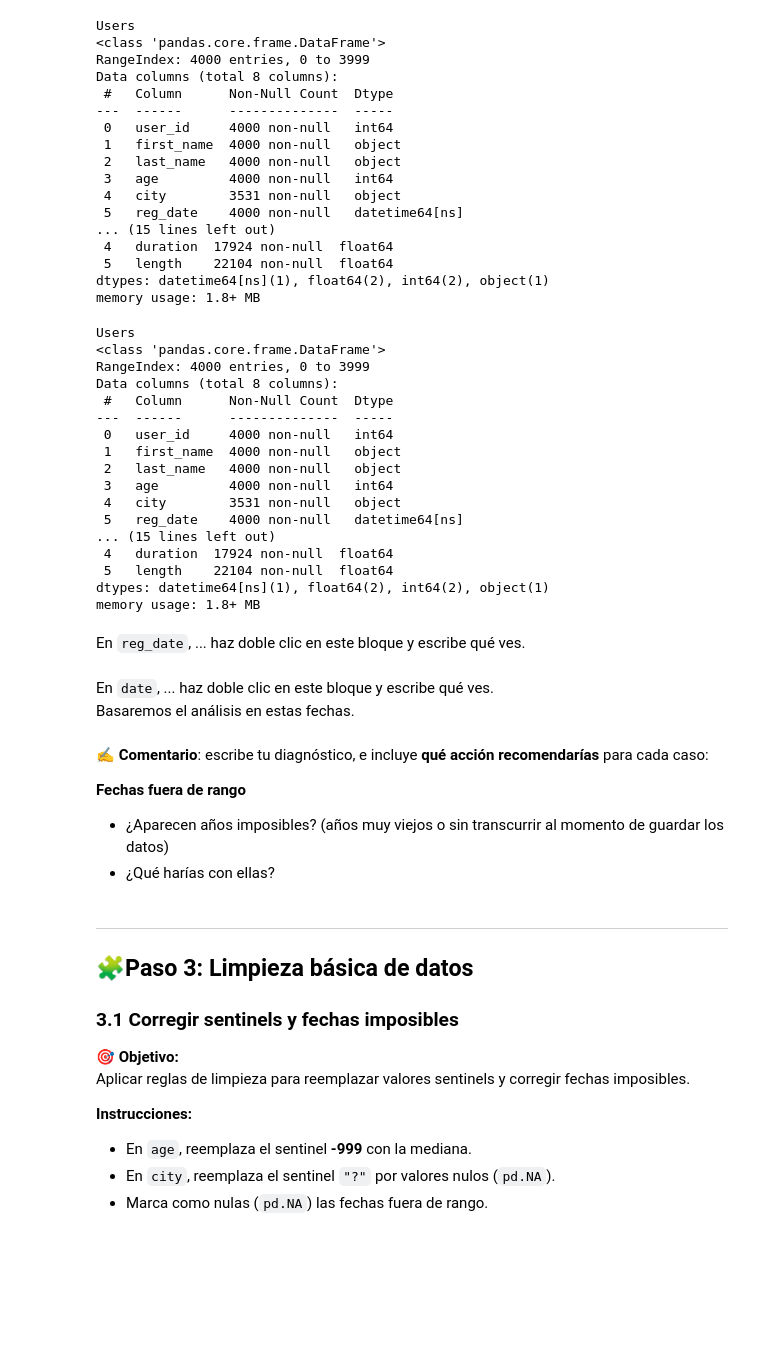
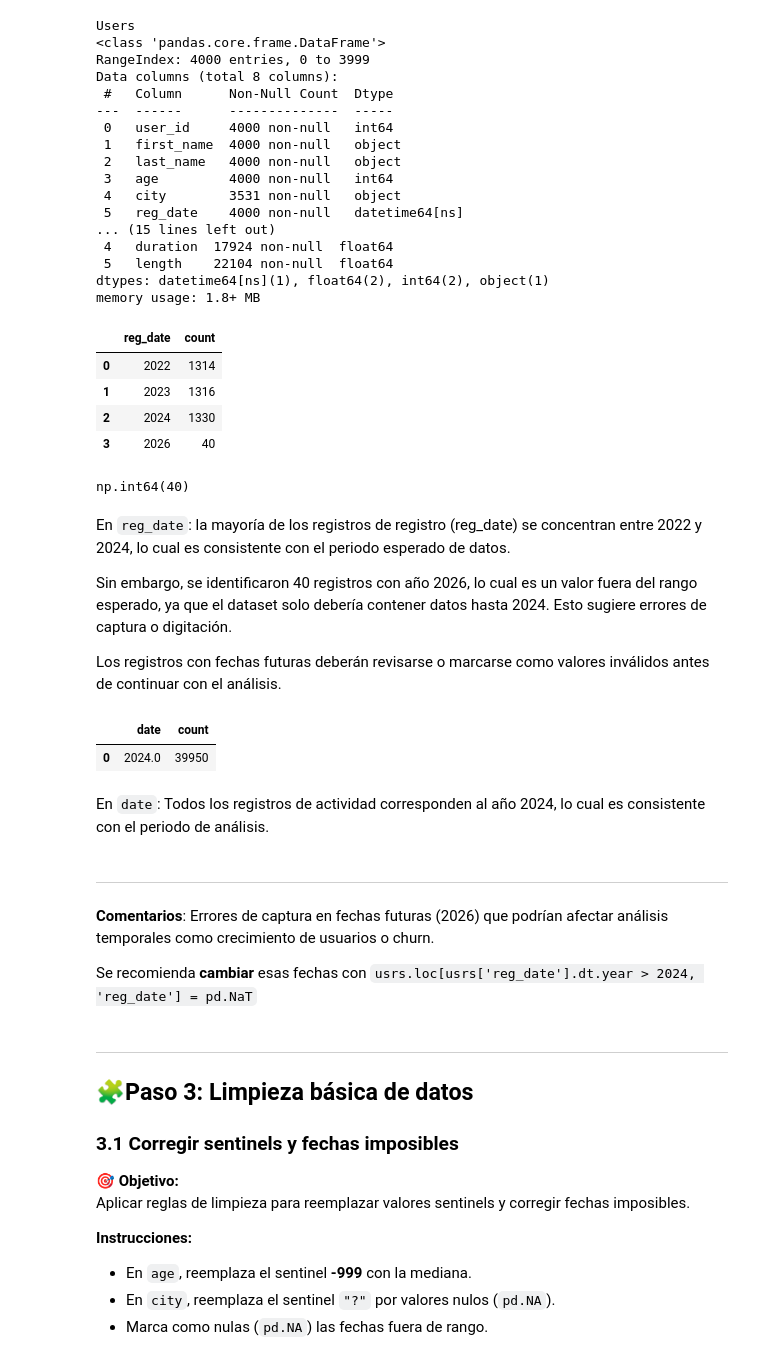
Before and after one commit to FithoGerardo/Analysis-of-a-telecommunications-company, a Jupyter notebook: Fitho_S7 Version-Estudiante-Project-ConnectaTel.ipynb, the cells around one changed output. Cells and saved outputs as stored; diff of their text form; code cells hidden in the pictures; blank space fills up the shorter version.

Commit message:
terminación de cambio a formato fecha y ubicar sentinels

```diff
--- a/Fitho_S7 Version-Estudiante-Project-ConnectaTel.ipynb
+++ b/Fitho_S7 Version-Estudiante-Project-ConnectaTel.ipynb
@@ -514,37 +514,36 @@ dtypes: datetime64[ns](1), float64(2), int64(2), object(1)
 memory usage: 1.8+ MB
 # %%
 # Revisar los años presentes en `reg_date` de users
+usrs['reg_date'].dt.year.value_counts().sort_index().reset_index()
 # %% [output]
-Users
-<class 'pandas.core.frame.DataFrame'>
-RangeIndex: 4000 entries, 0 to 3999
-Data columns (total 8 columns):
- #   Column      Non-Null Count  Dtype
----  ------      --------------  -----
- 0   user_id     4000 non-null   int64
- 1   first_name  4000 non-null   object
- 2   last_name   4000 non-null   object
- 3   age         4000 non-null   int64
- 4   city        3531 non-null   object
- 5   reg_date    4000 non-null   datetime64[ns]
-... (15 lines left out)
- 4   duration  17924 non-null  float64
- 5   length    22104 non-null  float64
-dtypes: datetime64[ns](1), float64(2), int64(2), object(1)
-memory usage: 1.8+ MB
+|  | reg_date | count |
+| 0 | 2022 | 1314 |
+| 1 | 2023 | 1316 |
+| 2 | 2024 | 1330 |
+| 3 | 2026 | 40 |
+# %%
+(usrs['reg_date'].dt.year > 2024).sum()
+# %% [output]
+np.int64(40)
 # %% [markdown]
-En `reg_date`, ... haz doble clic en este bloque y escribe qué ves.
+En `reg_date`: la mayoría de los registros de registro (reg_date) se concentran entre 2022 y 2024, lo cual es consistente con el periodo esperado de datos.
+
+Sin embargo, se identificaron 40 registros con año 2026, lo cual es un valor fuera del rango esperado, ya que el dataset solo debería contener datos hasta 2024. Esto sugiere errores de captura o digitación.
+
+Los registros con fechas futuras deberán revisarse o marcarse como valores inválidos antes de continuar con el análisis.
 # %%
 # Revisar los años presentes en `date` de usage
+usge['date'].dt.year.value_counts().sort_index().reset_index()
+# %% [output]
+|  | date | count |
+| 0 | 2024.0 | 39950 |
 # %% [markdown]
-En `date`, ... haz doble clic en este bloque y escribe qué ves.
-Basaremos el análisis en estas fechas.
+En `date`: Todos los registros de actividad corresponden al año 2024, lo cual es consistente con el periodo de análisis.
 # %% [markdown]
-✍️ **Comentario**: escribe tu diagnóstico, e incluye **qué acción recomendarías** para cada caso:
+---
+**Comentarios**: Errores de captura en fechas futuras (2026) que podrían afectar análisis temporales como crecimiento de usuarios o churn.
 
-**Fechas fuera de rango**
-- ¿Aparecen años imposibles? (años muy viejos o sin transcurrir al momento de guardar los datos)
-- ¿Qué harías con ellas?
+Se recomienda **cambiar** esas fechas con `usrs.loc[usrs['reg_date'].dt.year > 2024, 'reg_date'] = pd.NaT`
 # %% [markdown]
 ---
 
```
Also changed, not shown: parts of 1 cell of this notebook.
